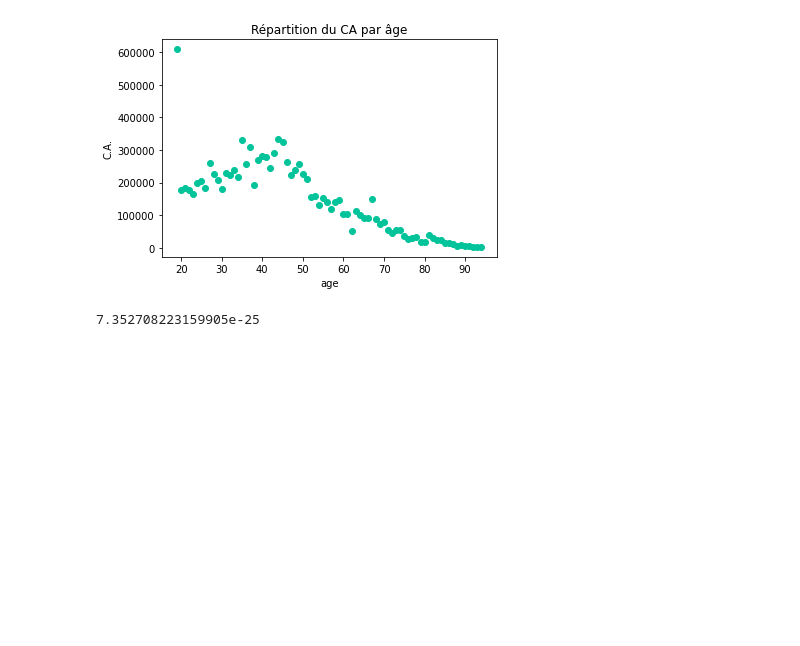
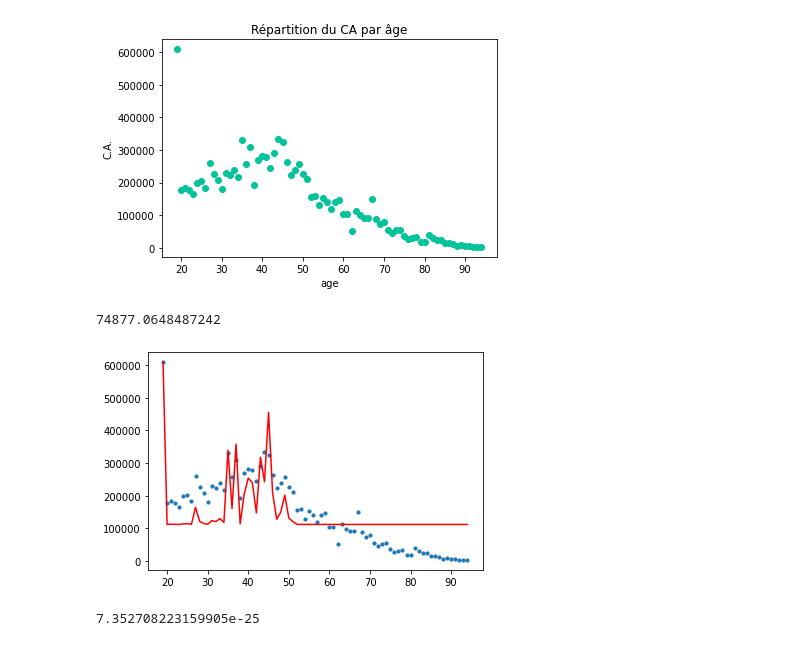
Before and after one commit to Valeeew/Analyze-bookstore-sales, a Jupyter notebook: correlation_testing.ipynb, the cells around one changed output. Saved outputs shown, nothing was run; the diff lists cells and outputs as text; code cells hidden in the pictures; blank space fills up the shorter version.

```diff
--- a/correlation_testing.ipynb
+++ b/correlation_testing.ipynb
@@ -26,9 +32,8 @@ correlation_testing.ipynb  products.csv         Turnover_analyze.ipynb
 customers.csv              Sales_analyze.ipynb
 DATA_library.csv           transactions.csv
 # %%
-df = pd.read_csv("DATA_library.csv")
-df = df.set_index("Unnamed: 0")
+df = pd.read_csv("DATA_library.csv", index_col="date", parse_dates=True)
 # Je decide de supprimer le 4 gros client, je pense que ces DATA peut avoir une net influence sur me corrélation
+df = df.drop("Unnamed: 0", axis=1)
 dfall = df
 df = df[(df.client_id.isin(["c_1609","c_3454","c_4958","c_6714"]))==False]
-df
@@ -174,6 +163,36 @@ plt.show
 # %% [output]
 <function matplotlib.pyplot.show>
 [figure]
+# %%
+from sklearn.linear_model import LinearRegression
+from sklearn.preprocessing import PolynomialFeatures
+from sklearn.metrics import mean_squared_error
+
+x = corr_age_ca.age
+y = corr_age_ca.price
+
+poly = PolynomialFeatures(degree=16)
+x_poly = poly.fit_transform(corr_age_ca)
+
+model = LinearRegression()
+model.fit(x_poly, y)
+y_poly_pred = model.predict(x_poly)
+
+rmse = np.sqrt(mean_squared_error(y,y_poly_pred))
+#r2 = r2_score(y,y_poly_pred)
+print(rmse)
+#print(r2)
+import operator
+plt.scatter(x, y, s=10)
+# sort the values of x before line plot
+sort_axis = operator.itemgetter(0)
+sorted_zip = sorted(zip(x,y_poly_pred), key=sort_axis)
+x_p, y_poly_pred_P = zip(*sorted_zip)
+plt.plot(x_p, y_poly_pred_P, color='r')
+plt.show()
+# %% [output]
+74877.0648487242
+[figure, added]
 # %%
 coefcorr_age_ca , p_value = stats.spearmanr(corr_age_ca.age,corr_age_ca.price)
 # %%
```
Also changed, not shown: parts of 10 cells of this notebook.
